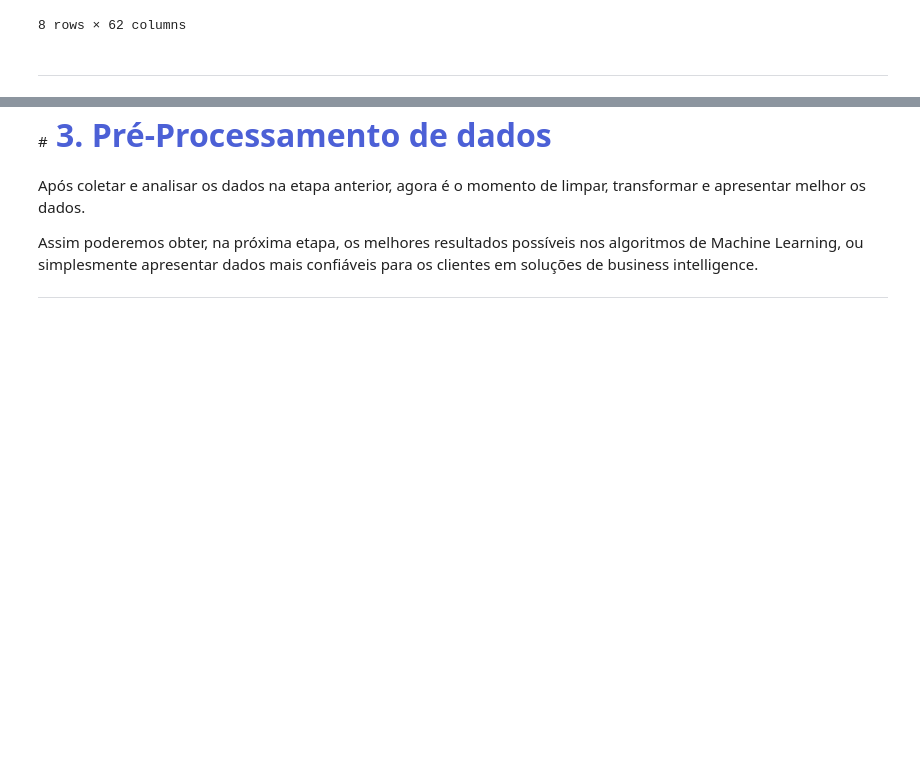
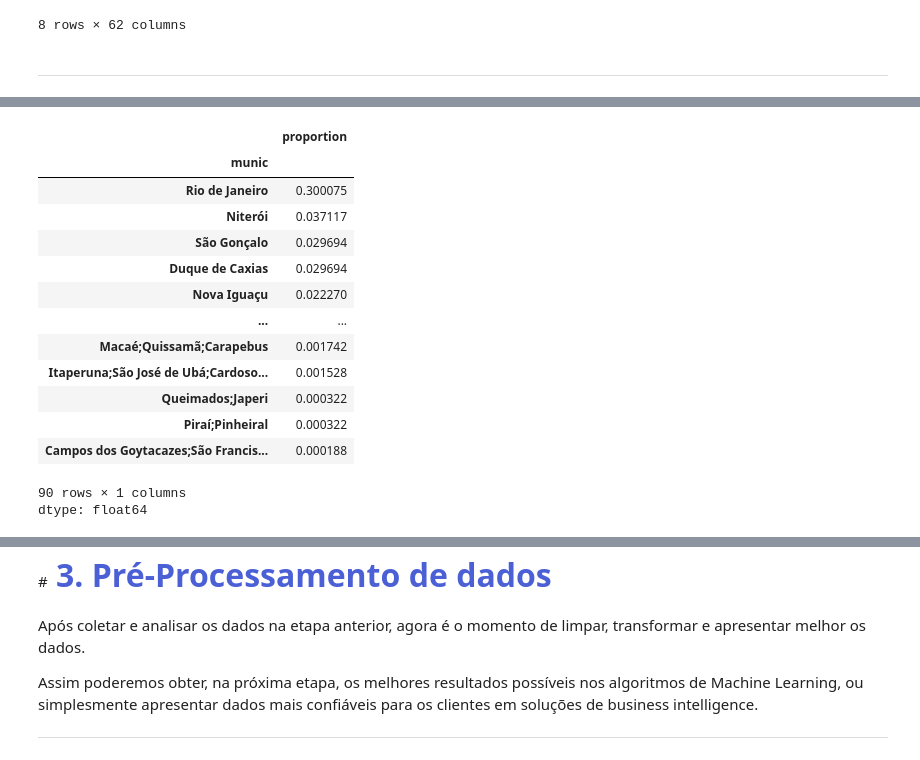
Before and after one commit to gabrielmprata/Info_seguranca_publica_rj, a Jupyter notebook: Info_seguranca_publica_rj.ipynb, the cells around one changed output, grey strips where cells are left out. Drawn from its saved outputs; the diff is of its cells as text; code cells hidden in the pictures; blank space fills up the shorter version.

```diff
--- a/Info_seguranca_publica_rj.ipynb
+++ b/Info_seguranca_publica_rj.ipynb
@@ -194,0 +215,18 @@ df_ocorrencias.describe().round(2)
+# %%
+df_ocorrencias.munic.value_counts(normalize=True)
+# %% [output]
+|  | proportion |
+| munic |  |
+| Rio de Janeiro | 0.300075 |
+| Niterói | 0.037117 |
+| São Gonçalo | 0.029694 |
+| Duque de Caxias | 0.029694 |
+| Nova Iguaçu | 0.022270 |
+| ... | ... |
+| Macaé;Quissamã;Carapebus | 0.001742 |
+| Itaperuna;São José de Ubá;Cardoso... | 0.001528 |
+| Queimados;Japeri | 0.000322 |
+| Piraí;Pinheiral | 0.000322 |
+| Campos dos Goytacazes;São Francis... | 0.000188 |
+90 rows × 1 columns
+dtype: float64
```
Also changed, not shown: parts of 14 cells of this notebook.
